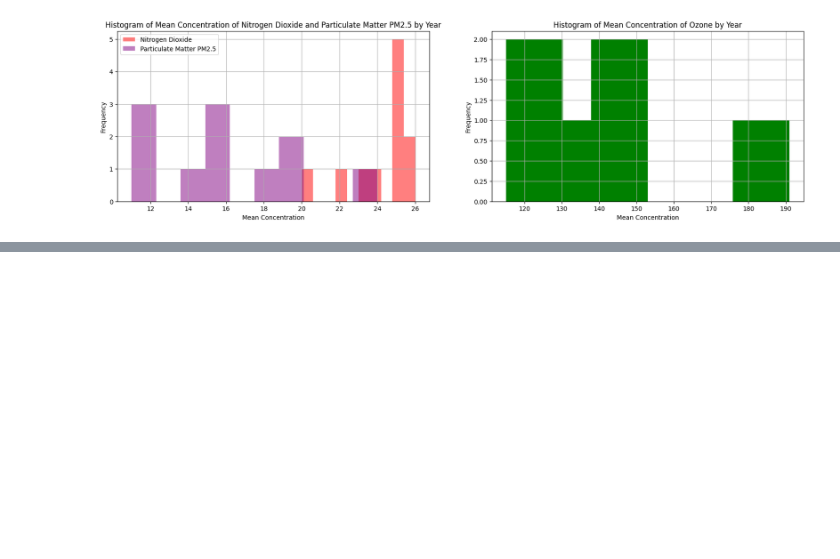
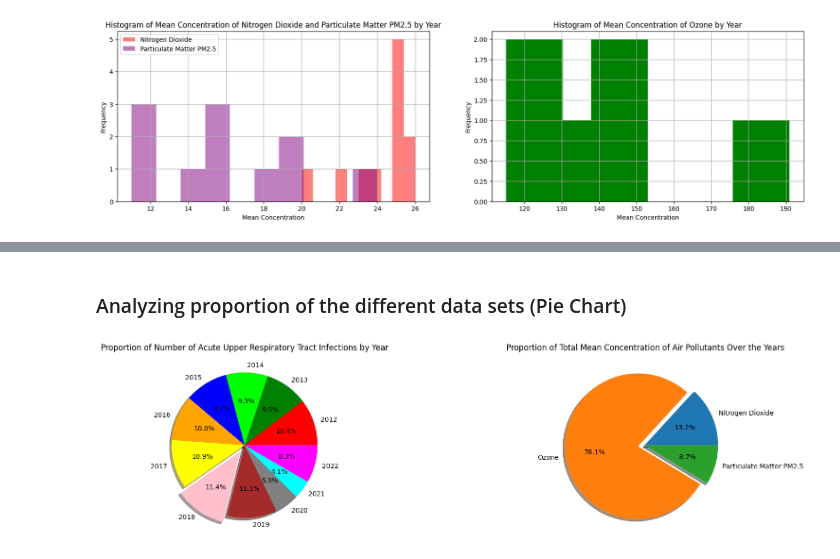
Before and after one commit to Reub26/Programming-for-Data-Science-CA1, a Jupyter notebook: main.ipynb, the cells around one changed output, grey strips where cells are left out. Cells and saved outputs as stored; diff of their text form; code cells hidden in the pictures; blank space fills up the shorter version.

```diff
--- a/main.ipynb
+++ b/main.ipynb
@@ -276,0 +386,35 @@ Finally, Ozone has majority of its data in the 115 to 150 units range, with a ex
+# %% [markdown]
+### Analyzing proportion of the different data sets (Pie Chart)
+# %%
+# pie chart to analyze the proportion of datasets
+# 2 pie charts side by side
+# 1 pie chart contains the proportion of respiratory diseases based on year
+# 1 pie chart contains the proportion of air pollutants over every year
+plt.figure(figsize=(20, 5))
+cases_colors = ["red", "green", "lime", "blue", "orange", "yellow", "pink", "brown", "gray", "cyan", "magenta"]
+
+
+# 1 pie chart contains the proportion of respiratory diseases based on year
+max_cases = np.max(respiratory_cases_by_year)
+pollutant_explode = [0.1 if i == max_cases else 0 for i in respiratory_cases_by_year]
+
+plt.subplot(1, 2, 1)
+plt.pie(respiratory_cases_by_year, labels=respiratory_unique_years, autopct="%1.1f%%", colors=cases_colors, explode=pollutant_explode, shadow=True)
+plt.title("Proportion of Number of Acute Upper Respiratory Tract Infections by Year")
+
+# 1 pie chart contains the proportion of air pollutants
+pollutant_sum = {
+  "no2_sum": np.sum(no2_data[:, 1]),
+  "ozone_sum": np.sum(ozone_data[:, 1]),
+  "pm25_sum": np.sum(pm25_data[:, 1])
+}
+cases_explode = [0.1 if i == np.max(list(pollutant_sum.values())) else 0 for i in list(pollutant_sum.values())]
+
+plt.subplot(1, 2, 2)
+plt.pie([pollutant_sum["no2_sum"], pollutant_sum["ozone_sum"], pollutant_sum["pm25_sum"]], labels=["Nitrogen Dioxide", "Ozone", "Particulate Matter PM2.5"], autopct="%1.1f%%", explode=cases_explode, shadow=True)
+plt.title("Proportion of Total Mean Concentration of Air Pollutants Over the Years")
+
+
+plt.show()
+# %% [output]
+[figure, added]
```
Also changed, not shown: parts of 12 cells of this notebook.
